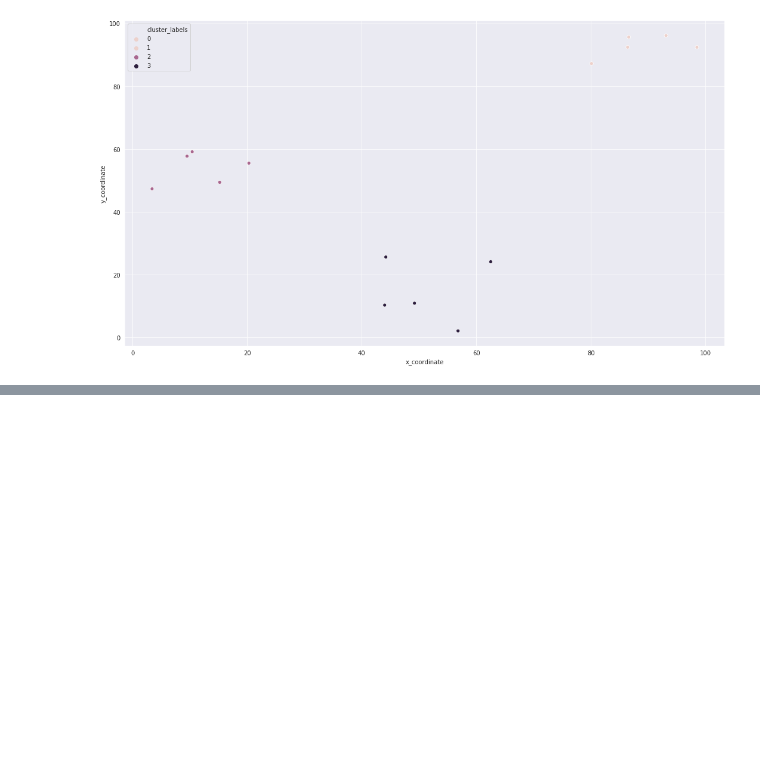
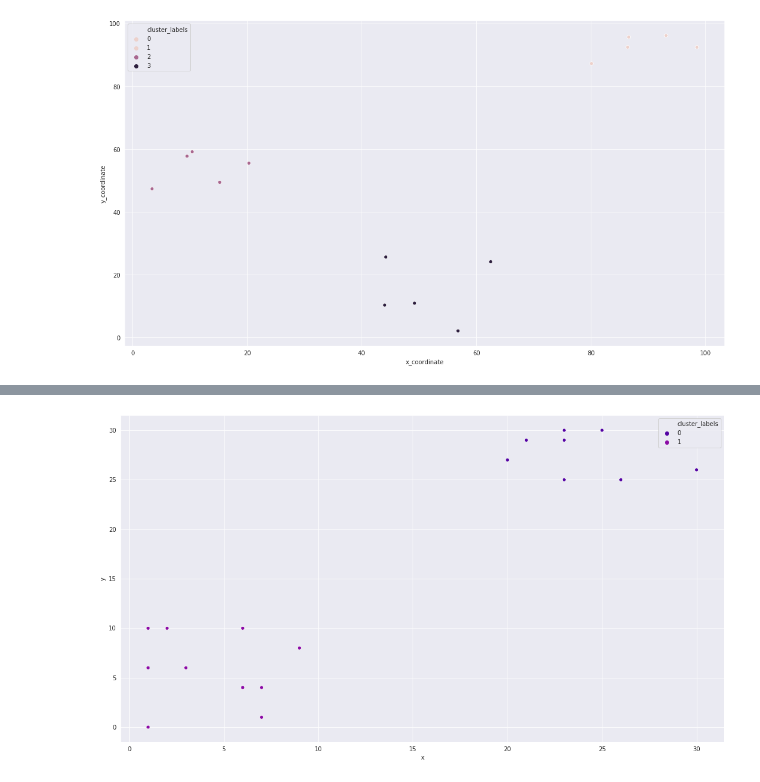
Before and after one commit to MikSm1th/datacamp_notes, a Jupyter notebook: clusterting_w_SciPy/1_Clustering_w_SciPy.ipynb, the cells around one changed output, grey strips where cells are left out. Drawn from its saved outputs; the diff is of its cells as text; code cells hidden in the pictures; blank space fills up the shorter version.

```diff
--- a/clusterting_w_SciPy/1_Clustering_w_SciPy.ipynb
+++ b/clusterting_w_SciPy/1_Clustering_w_SciPy.ipynb
@@ -112,0 +112,17 @@ plt.show()
+# %%
+df = df.astype('float')
+# %%
+# Import kmeans and vq functions
+from scipy.cluster.vq import kmeans, vq
+
+# Compute cluster centers
+centroids,_ = kmeans(df, 2)
+
+# Assign cluster labels
+df['cluster_labels'], _ = vq(df, centroids)
+
+# Plot the points with seaborn
+sns.scatterplot(x='x', y='y', hue='cluster_labels', data=df)
+plt.show()
+# %% [output]
+[figure, added]
```
Also changed, not shown: parts of 5 cells of this notebook.
